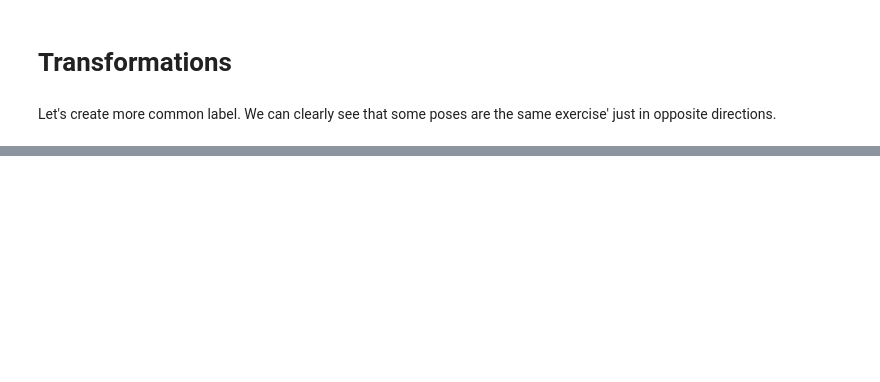
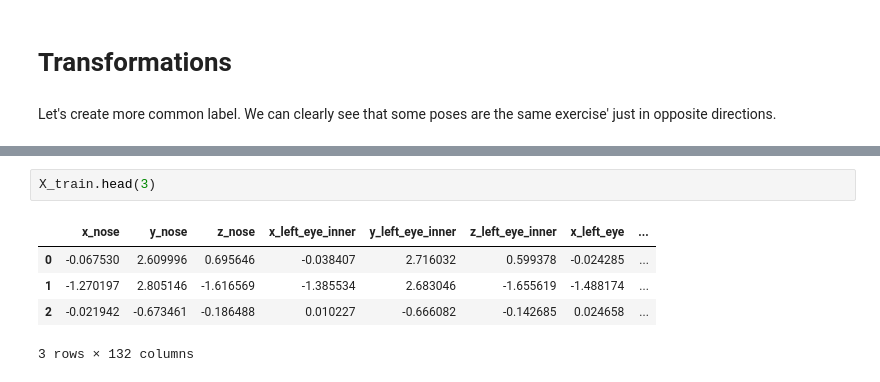
Before and after one commit to anton-asnitsky/naya-ds-2022-classification, a Jupyter notebook: naya-ds2022-calassification-project.ipynb, the cells around one changed output, grey strips where cells are left out. Cells and saved outputs as stored; diff of their text form; blank space fills up the shorter version.

```diff
--- a/naya-ds2022-calassification-project.ipynb
+++ b/naya-ds2022-calassification-project.ipynb
@@ -118,0 +267,8 @@ Now' we'll creat a new metric for every 3 coordinates of each point (vector mgni
+# %%
+X_train.head(3)
+# %% [output]
+|  | x_nose | y_nose | z_nose | x_left_eye_inner | y_left_eye_inner | z_left_eye_inner | x_left_eye | ... |
+| 0 | -0.067530 | 2.609996 | 0.695646 | -0.038407 | 2.716032 | 0.599378 | -0.024285 | ... |
+| 1 | -1.270197 | 2.805146 | -1.616569 | -1.385534 | 2.683046 | -1.655619 | -1.488174 | ... |
+| 2 | -0.021942 | -0.673461 | -0.186488 | 0.010227 | -0.666082 | -0.142685 | 0.024658 | ... |
+3 rows × 132 columns
```
Also changed, not shown: parts of 40 cells of this notebook.
